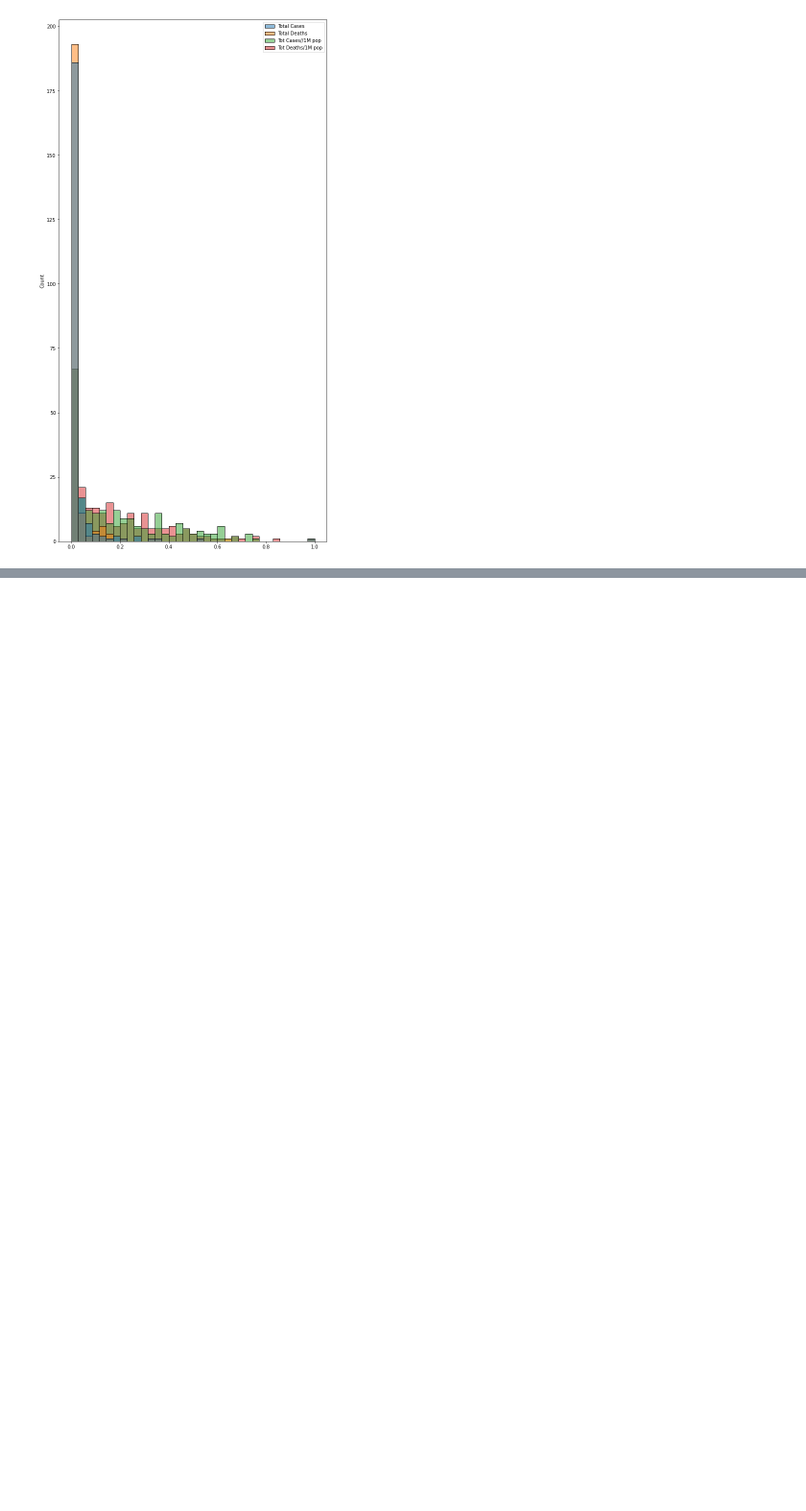
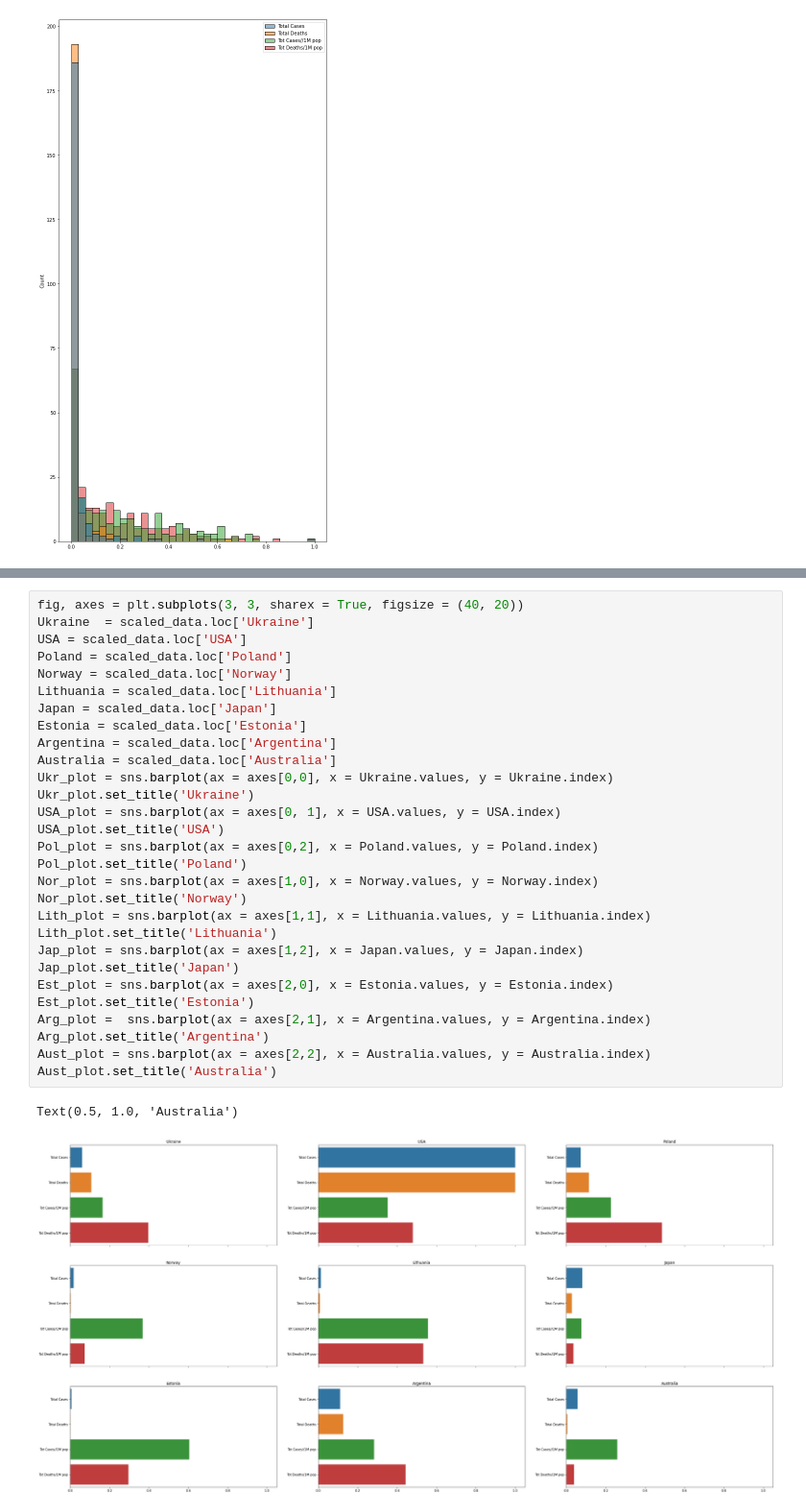
Before and after one commit to art1k20/ds_labs, a Jupyter notebook: kursova.ipynb, the cells around one changed output, grey strips where cells are left out. Shown at 96% size. Drawn from its saved outputs; the diff is of its cells as text; blank space fills up the shorter version.

```diff
--- a/kursova.ipynb
+++ b/kursova.ipynb
@@ -169,0 +164,32 @@ plt.xticks(rotation = 90)
+# %%
+fig, axes = plt.subplots(3, 3, sharex = True, figsize = (40, 20))
+Ukraine  = scaled_data.loc['Ukraine']
+USA = scaled_data.loc['USA']
+Poland = scaled_data.loc['Poland']
+Norway = scaled_data.loc['Norway']
+Lithuania = scaled_data.loc['Lithuania']
+Japan = scaled_data.loc['Japan']
+Estonia = scaled_data.loc['Estonia']
+Argentina = scaled_data.loc['Argentina']
+Australia = scaled_data.loc['Australia']
+Ukr_plot = sns.barplot(ax = axes[0,0], x = Ukraine.values, y = Ukraine.index)
+Ukr_plot.set_title('Ukraine')
+USA_plot = sns.barplot(ax = axes[0, 1], x = USA.values, y = USA.index)
+USA_plot.set_title('USA')
+Pol_plot = sns.barplot(ax = axes[0,2], x = Poland.values, y = Poland.index)
+Pol_plot.set_title('Poland')
+Nor_plot = sns.barplot(ax = axes[1,0], x = Norway.values, y = Norway.index)
+Nor_plot.set_title('Norway')
+Lith_plot = sns.barplot(ax = axes[1,1], x = Lithuania.values, y = Lithuania.index)
+Lith_plot.set_title('Lithuania')
+Jap_plot = sns.barplot(ax = axes[1,2], x = Japan.values, y = Japan.index)
+Jap_plot.set_title('Japan')
+Est_plot = sns.barplot(ax = axes[2,0], x = Estonia.values, y = Estonia.index)
+Est_plot.set_title('Estonia')
+Arg_plot =  sns.barplot(ax = axes[2,1], x = Argentina.values, y = Argentina.index)
+Arg_plot.set_title('Argentina')
+Aust_plot = sns.barplot(ax = axes[2,2], x = Australia.values, y = Australia.index)
+Aust_plot.set_title('Australia')
+# %% [output]
+Text(0.5, 1.0, 'Australia')
+[figure, added]
```
Also changed, not shown: parts of 6 cells of this notebook.
